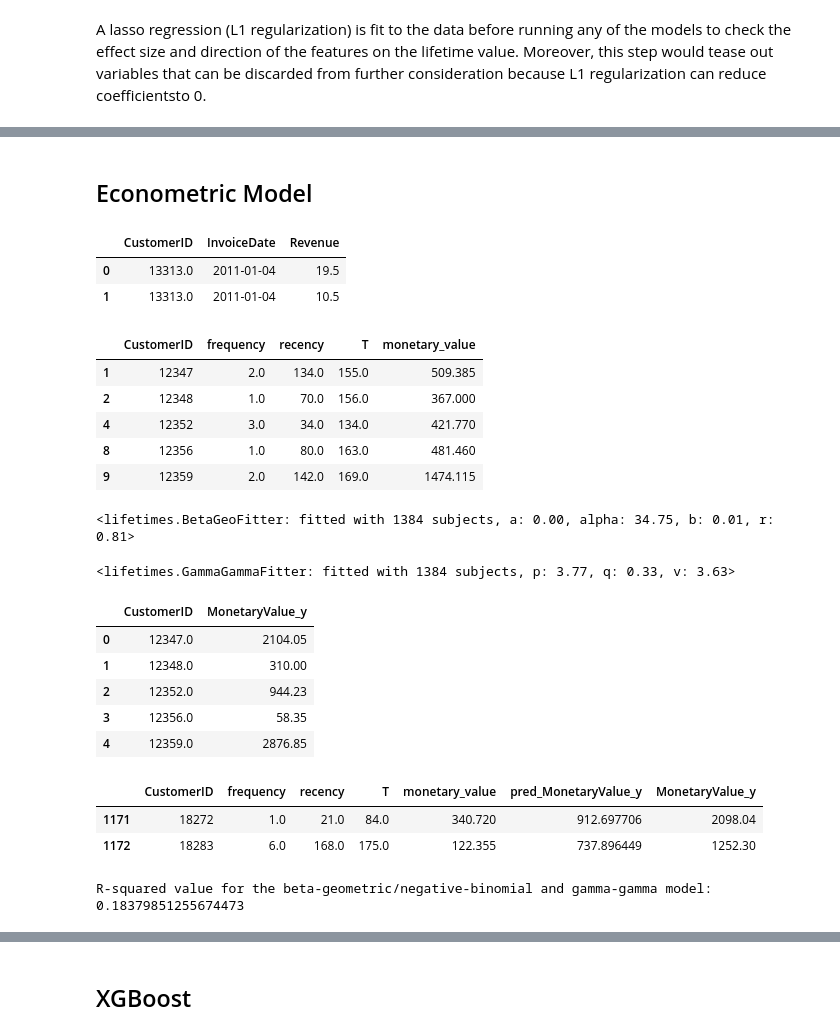
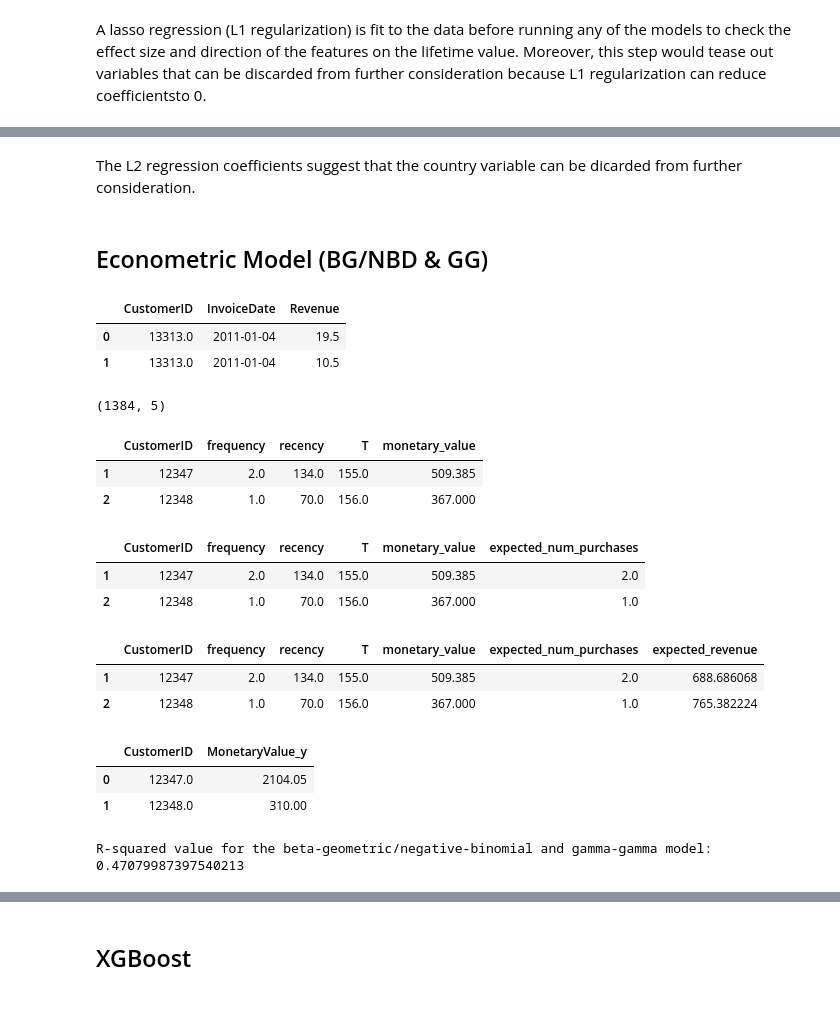
Before and after one commit to vubanc/AWS_DeployedCLVPredictor, a Jupyter notebook: AWS_DeployedCLVPredictor.ipynb, the cells around one changed output, grey strips where cells are left out. Saved outputs shown, nothing was run; the diff lists cells and outputs as text; code cells hidden in the pictures; blank space fills up the shorter version.

```diff
--- a/AWS_DeployedCLVPredictor.ipynb
+++ b/AWS_DeployedCLVPredictor.ipynb
@@ -97,5 +103,7 @@ array([-45.14886414,  -0.64533434,   0.45166943,   0.13023463,
+# %% [markdown]
+The L2 regression coefficients suggest that the country variable can be dicarded from further consideration.
 # %% [markdown]
-## Econometric Model
+## Econometric Model (BG/NBD & GG)
 # %%
 #!pip install lifetimes
 import lifetimes
@@ -109,23 +117,31 @@ df1_transactions.head(2)
 # %%
 summary = lifetimes.utils.summary_data_from_transaction_data(df1_transactions, "CustomerID", "InvoiceDate", "Revenue")
 summary.reset_index(inplace=True)
 summary.CustomerID = summary.CustomerID.astype(int)
-summary = summary[summary.monetary_value > 0]
-summary.head()
+summary = summary[(summary.monetary_value > 0)]
+
+print(summary.shape)
+summary.head(2)
 # %% [output]
+(1384, 5)
 |  | CustomerID | frequency | recency | T | monetary_value |
 | 1 | 12347 | 2.0 | 134.0 | 155.0 | 509.385 |
 | 2 | 12348 | 1.0 | 70.0 | 156.0 | 367.000 |
-| 4 | 12352 | 3.0 | 34.0 | 134.0 | 421.770 |
-| 8 | 12356 | 1.0 | 80.0 | 163.0 | 481.460 |
-| 9 | 12359 | 2.0 | 142.0 | 169.0 | 1474.115 |
 # %%
-bgf = lifetimes.BetaGeoFitter(penalizer_coef = 0.2)
+bgf = lifetimes.BetaGeoFitter(penalizer_coef = 100) #100
 bgf.fit(summary["frequency"], summary["recency"], summary["T"])
+summary["expected_num_purchases"] = round(bgf.conditional_expected_number_of_purchases_up_to_time(180, summary["frequency"], summary["recency"], summary["T"]))
+summary.head(2)
 # %% [output]
-<lifetimes.BetaGeoFitter: fitted with 1384 subjects, a: 0.00, alpha: 34.75, b: 0.01, r: 0.81>
+|  | CustomerID | frequency | recency | T | monetary_value | expected_num_purchases |
+| 1 | 12347 | 2.0 | 134.0 | 155.0 | 509.385 | 2.0 |
+| 2 | 12348 | 1.0 | 70.0 | 156.0 | 367.000 | 1.0 |
 # %%
-ggf = lifetimes.GammaGammaFitter(penalizer_coef = 0.01)
+ggf = lifetimes.GammaGammaFitter(penalizer_coef = 0.05)
 ggf.fit(summary["frequency"], summary["monetary_value"])
+summary["expected_revenue"] = ggf.conditional_expected_average_profit(summary["frequency"], summary["monetary_value"])
+summary.head(2)
 # %% [output]
-<lifetimes.GammaGammaFitter: fitted with 1384 subjects, p: 3.77, q: 0.33, v: 3.63>
+|  | CustomerID | frequency | recency | T | monetary_value | expected_num_purchases | expected_revenue |
+| 1 | 12347 | 2.0 | 134.0 | 155.0 | 509.385 | 2.0 | 688.686068 |
+| 2 | 12348 | 1.0 | 70.0 | 156.0 | 367.000 | 1.0 | 765.382224 |
@@ -142,19 +149,10 @@ summary["pred_MonetaryValue_y"] = ggf.customer_lifetime_value(bgf,
 df2_transactions = wr.s3.read_csv(f"s3://{bucket}/data/transactions/transactions2")
 df2_transactions = df2_transactions.groupby("CustomerID", as_index=False)["Revenue"].sum()
 df2_transactions.columns = ["CustomerID", "MonetaryValue_y"]
-df2_transactions.head()
+df2_transactions.head(2)
 # %% [output]
 |  | CustomerID | MonetaryValue_y |
 | 0 | 12347.0 | 2104.05 |
 | 1 | 12348.0 | 310.00 |
-| 2 | 12352.0 | 944.23 |
-| 3 | 12356.0 | 58.35 |
-| 4 | 12359.0 | 2876.85 |
 # %%
 summary = pd.merge(summary, df2_transactions[["CustomerID", "MonetaryValue_y"]], how="inner", on="CustomerID")
-# %%
-summary.tail(2)
-# %% [output]
-|  | CustomerID | frequency | recency | T | monetary_value | pred_MonetaryValue_y | MonetaryValue_y |
-| 1171 | 18272 | 1.0 | 21.0 | 84.0 | 340.720 | 912.697706 | 2098.04 |
-| 1172 | 18283 | 6.0 | 168.0 | 175.0 | 122.355 | 737.896449 | 1252.30 |
@@ -161,6 +171,5 @@ summary.tail(2)
 # %%
-#summary_test_sample = summary.sample(round(0.15*summary.shape[0]))
-r2 = r2_score(summary["pred_MonetaryValue_y"], summary["MonetaryValue_y"])
+r2 = r2_score(summary["pred_MonetaryValue_y2"], summary["MonetaryValue_y"])
 print(f"R-squared value for the beta-geometric/negative-binomial and gamma-gamma model: {r2}")
 # %% [output]
-R-squared value for the beta-geometric/negative-binomial and gamma-gamma model: 0.18379851255674473
+R-squared value for the beta-geometric/negative-binomial and gamma-gamma model: 0.47079987397540213
```
Also changed, not shown: parts of 8 cells of this notebook.
